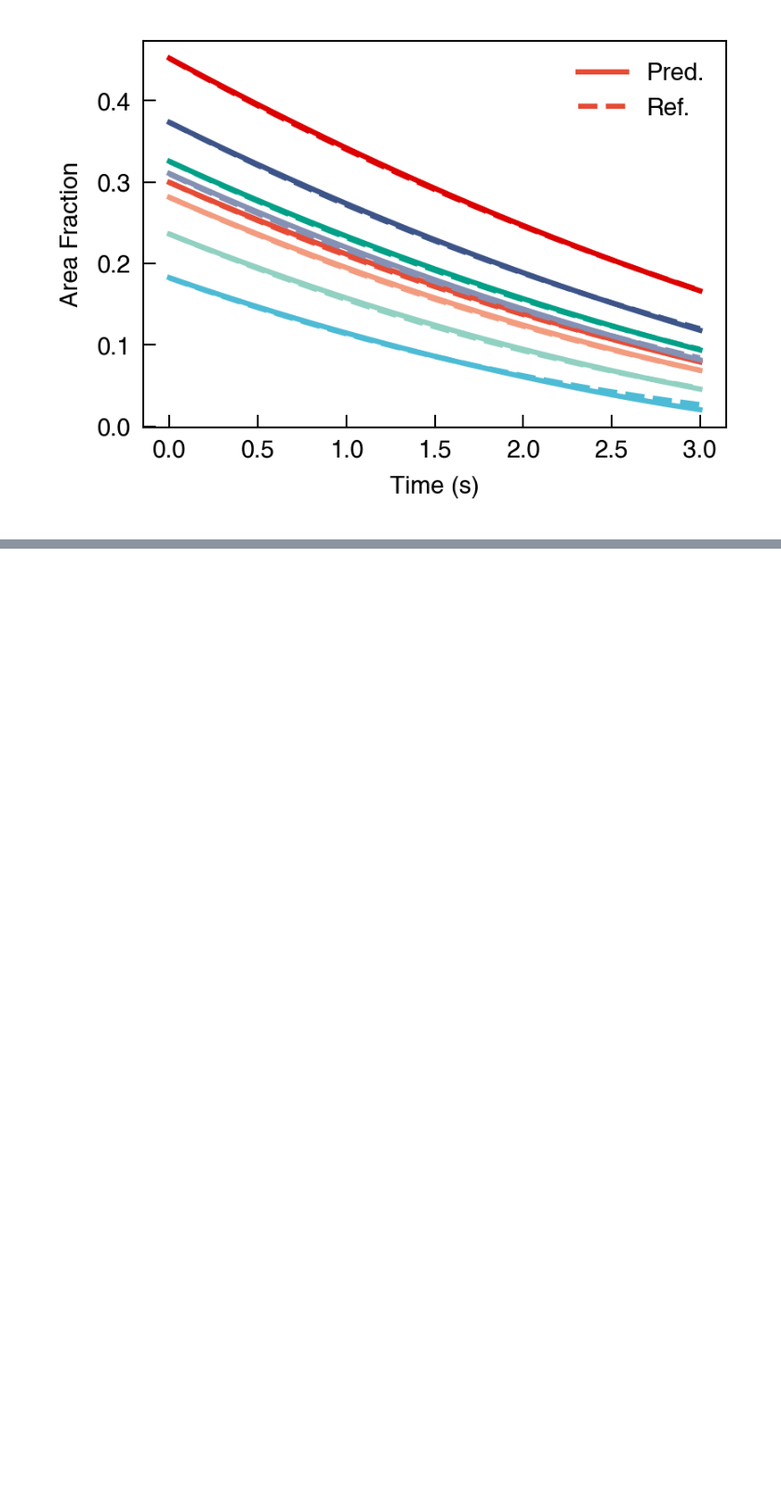
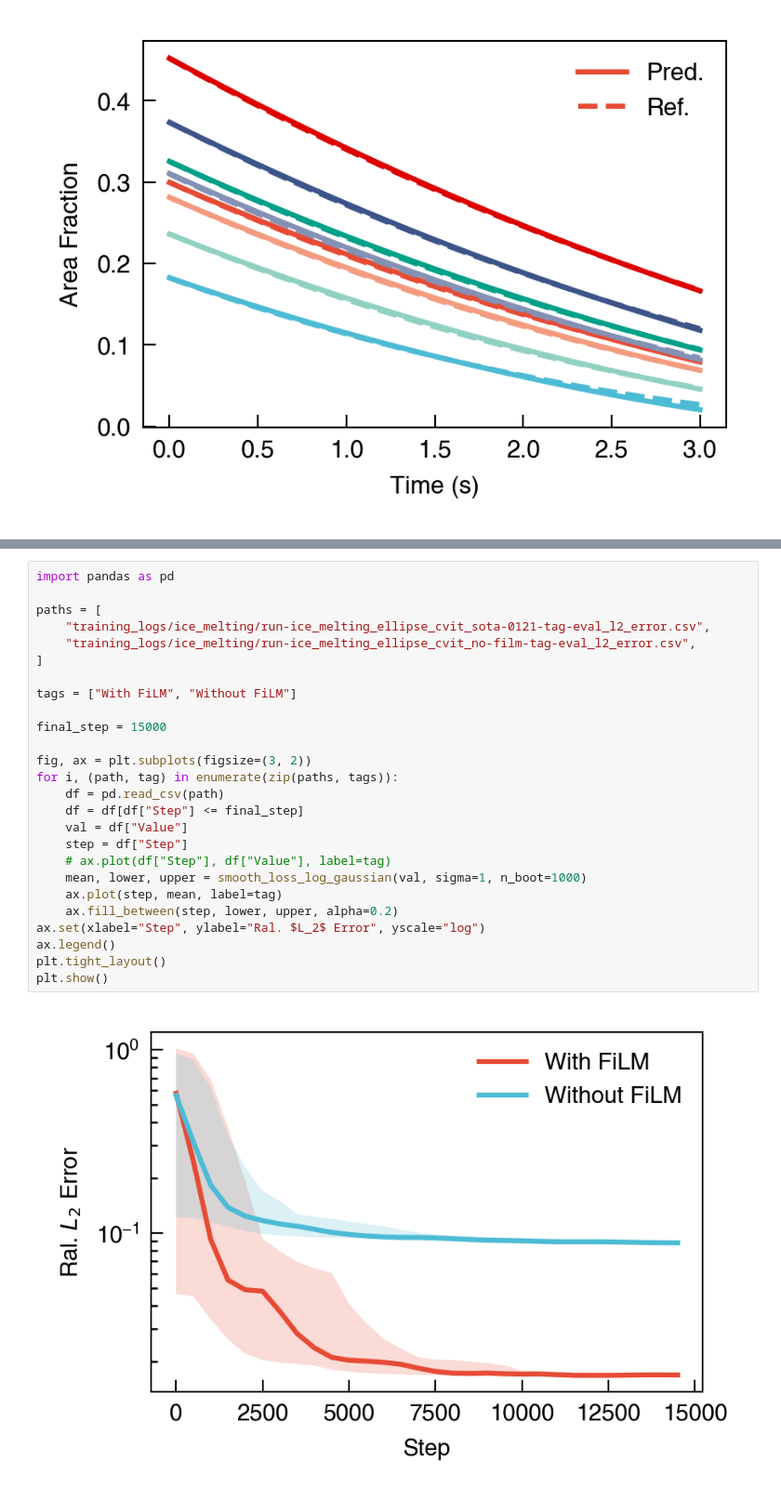
Before and after one commit to NanxiiChen/PI-CViT, a Jupyter notebook: ice_melting/eval.ipynb, the cells around one changed output, grey strips where cells are left out. Shown at 93% size. Cells and saved outputs as stored; diff of their text form; blank space fills up the shorter version.

Commit message:
Add ablation on film layer

```diff
--- a/ice_melting/eval.ipynb
+++ b/ice_melting/eval.ipynb
@@ -247,0 +323,28 @@ fig.savefig("./figures/ice_melting_area_fraction.pdf", dpi=300, bbox_inches="tig
+# %%
+import pandas as pd
+
+paths = [
+    "training_logs/ice_melting/run-ice_melting_ellipse_cvit_sota-0121-tag-eval_l2_error.csv",
+    "training_logs/ice_melting/run-ice_melting_ellipse_cvit_no-film-tag-eval_l2_error.csv",
+]
+
+tags = ["With FiLM", "Without FiLM"]
+
+final_step = 15000
+
+fig, ax = plt.subplots(figsize=(3, 2))
+for i, (path, tag) in enumerate(zip(paths, tags)):
+    df = pd.read_csv(path)
+    df = df[df["Step"] <= final_step]
+    val = df["Value"]
+    step = df["Step"]
+    # ax.plot(df["Step"], df["Value"], label=tag)
+    mean, lower, upper = smooth_loss_log_gaussian(val, sigma=1, n_boot=1000)
+    ax.plot(step, mean, label=tag)
+    ax.fill_between(step, lower, upper, alpha=0.2)
+ax.set(xlabel="Step", ylabel="Ral. $L_2$ Error", yscale="log")
+ax.legend()
+plt.tight_layout()
+plt.show()
+# %% [output]
+[figure, added]
```
Also changed, not shown: parts of 1 cell of this notebook, 4 other files.
